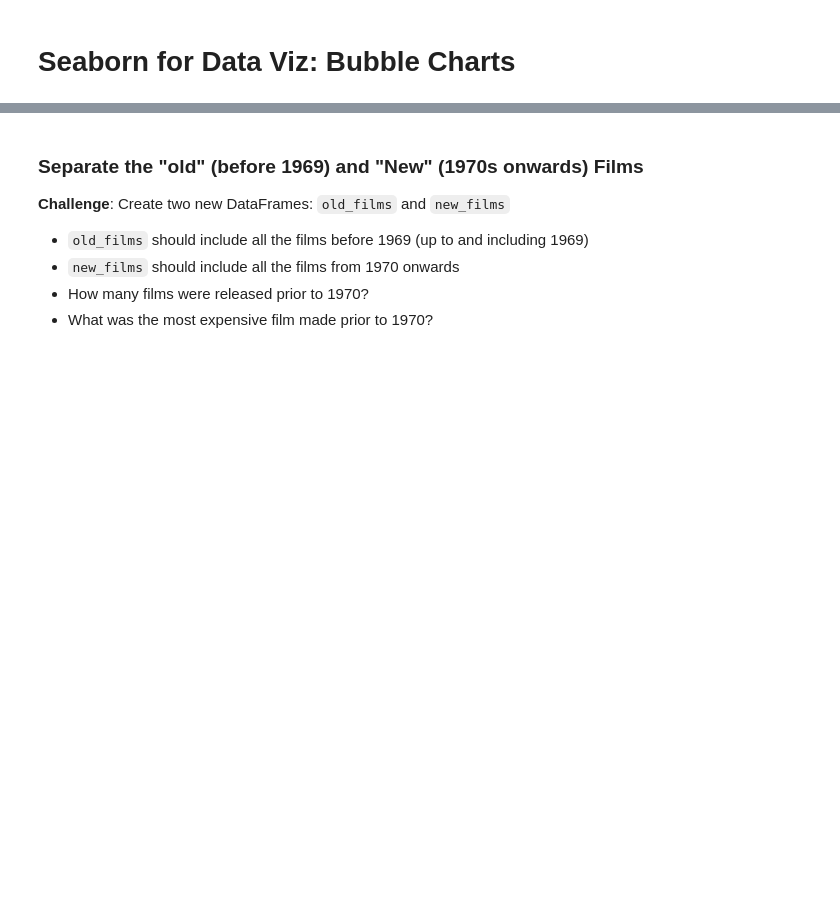
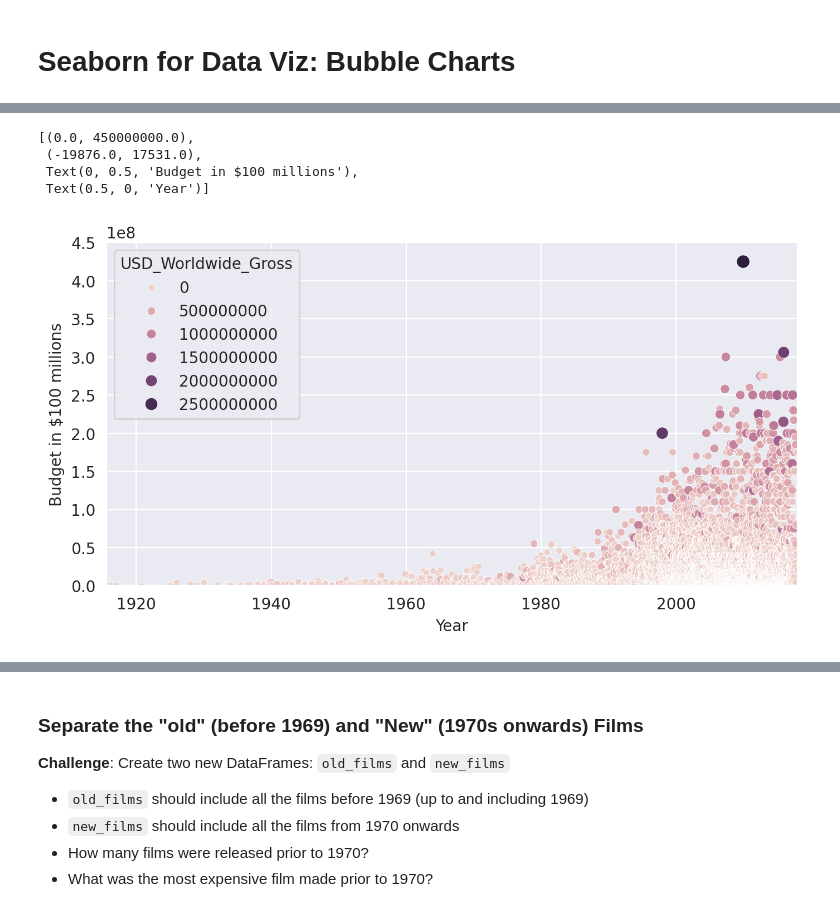
Before and after one commit to Soulbolt/day-78-linear-regression-data-visualisation-seaborn, a Jupyter notebook: Seaborn_and_Linear_Regression_(start).ipynb, the cells around one changed output, grey strips where cells are left out. Cells and saved outputs as stored; diff of their text form; code cells hidden in the pictures; blank space fills up the shorter version.

```diff
--- a/Seaborn_and_Linear_Regression_(start).ipynb
+++ b/Seaborn_and_Linear_Regression_(start).ipynb
@@ -241,6 +243,19 @@ money_lost.shape[0]/data_clean.shape[0]
 **Challenge**: Try to create the following Bubble Chart:
 
 <img src=https://i.imgur.com/8fUn9T6.png>
+# %%
+plt.figure(figsize=(8, 4), dpi=200)
+# Setting styling on a single chart
+with sns.axes_style("darkgrid"):
+    ax = sns.scatterplot(data_clean, x="Release_Date", y="USD_Production_Budget", hue="USD_Worldwide_Gross", size="USD_Worldwide_Gross")
+
+ax.set(ylim=(0, 450000000), xlim=(data_clean.Release_Date.min(), data_clean.Release_Date.max()), ylabel="Budget in $100 millions", xlabel="Year")
+# %% [output]
+[(0.0, 450000000.0),
+ (-19876.0, 17531.0),
+ Text(0, 0.5, 'Budget in $100 millions'),
+ Text(0.5, 0, 'Year')]
+[figure, added]
 # %% [markdown]
 # Converting Years to Decades Trick
 
```
Also changed, not shown: parts of 2 cells of this notebook.
